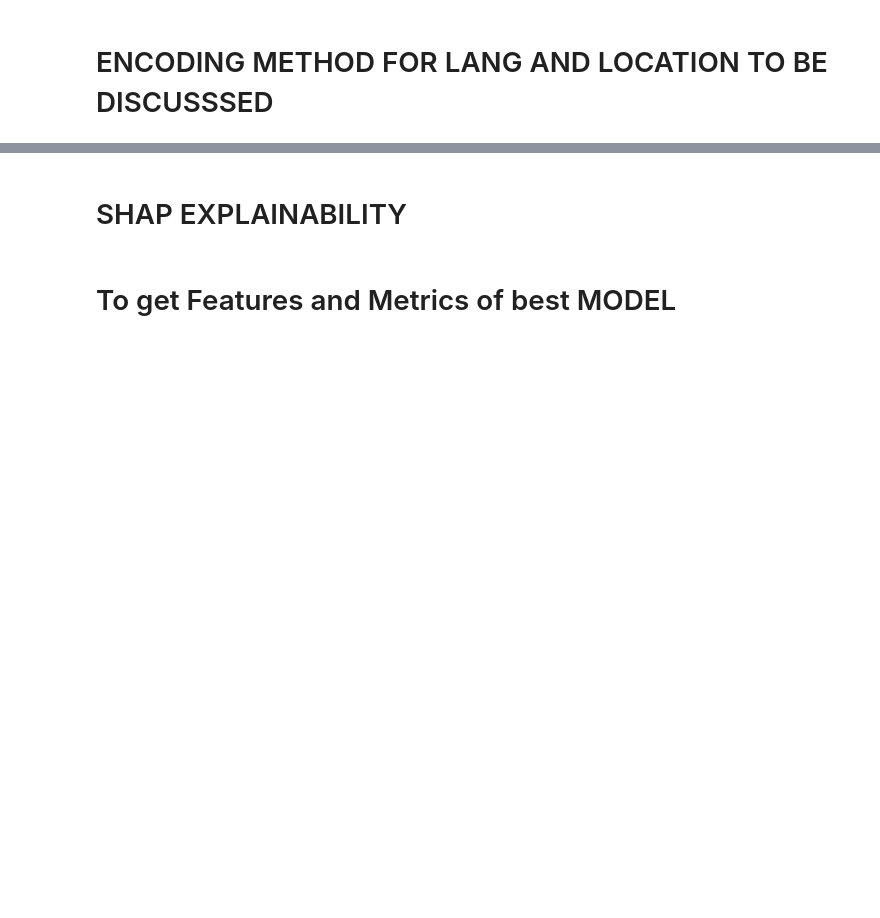
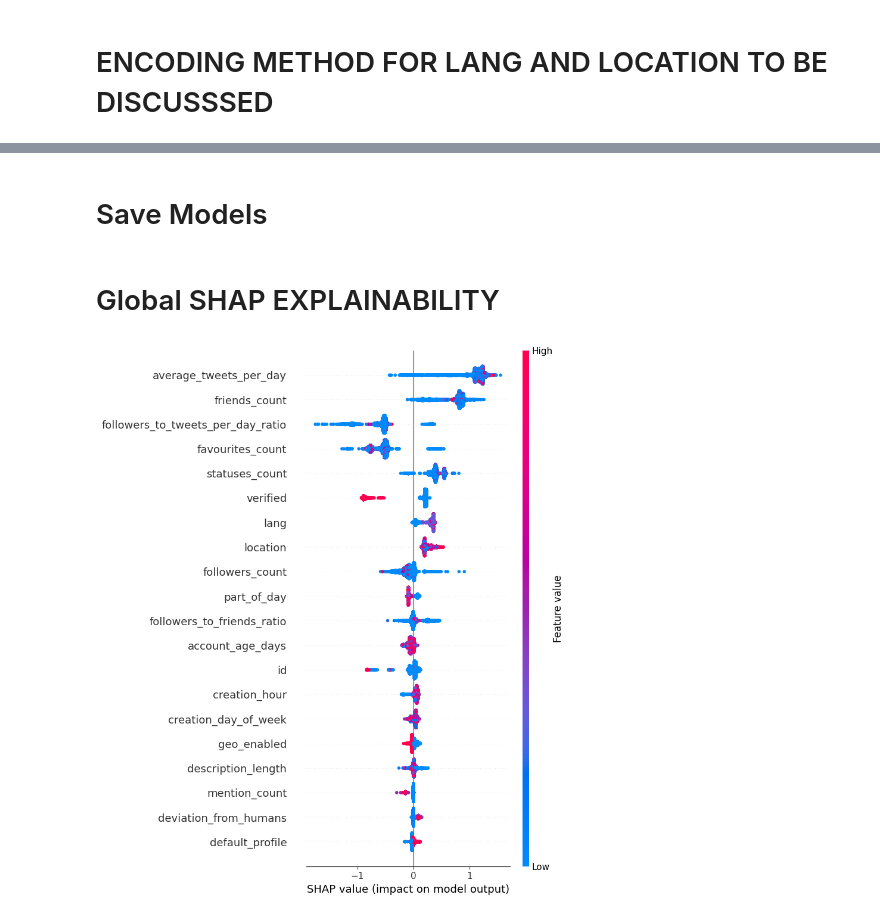
Before and after one commit to wennwei/bt4222, a Jupyter notebook: 4_models.ipynb, the cells around one changed output, grey strips where cells are left out. Cells and saved outputs as stored; diff of their text form; code cells hidden in the pictures; blank space fills up the shorter version.

Commit message:
updated models

```diff
--- a/4_models.ipynb
+++ b/4_models.ipynb
@@ -707,10 +790,19 @@ trainer = UnifiedModelTrainer(random_state=2024)
 
 # Load data
 df = mds
-features = [col for col in df.columns if col not in ['account_type', 'X_fold']]
+features = [col for col in df.columns if col not in ['id', 'account_type', 'X_fold']]
 target = 'account_type'
 
 # Run optimization with extended search space
-model, metrics, params, selected_features = trainer.optimize_model(
+modelrf, metricsrf, paramsrf, selected_featuresrf = trainer.optimize_model(
+    df, features, target, max_evals=10, model_type = 'rf'
+)
+modelxgb, metricsxgb, paramsxgb, selected_featuresxgb = trainer.optimize_model(
     df, features, target, max_evals=10, model_type = 'xgb'
 )
+
+modellgbm, metricslgbm, paramslgbm, selected_featureslgbm = trainer.optimize_model(
+    df, features, target, max_evals=10, model_type = 'lgbm'
+)
+
+log_reg, metrics = trainer.run_logistic_regression(df, features, target)
@@ -716,0 +849,2 @@ model, metrics, params, selected_features = trainer.optimize_model(
+# %% [markdown]
+# Save Models
@@ -717,21 +855,19 @@ model, metrics, params, selected_features = trainer.optimize_model(
 # %% [markdown]
-# SHAP EXPLAINABILITY
+# Global SHAP EXPLAINABILITY
 # %%
-trainer.save_model(model, "output_directory")
-
 import shap
 
 # Load the model from the pickle file
-loaded_model = trainer.load_model('output_directory/best_model.pkl')
+loaded_model = trainer.load_model('output_files/{0}_best_model.pkl'.format('xgb')) # change model type here
 
 # Assuming you have your data prepared
 explainer = shap.Explainer(loaded_model)
 test = df[df['X_fold'] == 'test']
 X_test = test[features]
 y_test = test[target]
 shap_values = explainer(X_test)
 
 # Visualize the SHAP values
 shap.summary_plot(shap_values, X_test)
+# %% [output]
+[figure, added]
-# %% [markdown]
-# To get Features and Metrics of best MODEL
```
Also changed, not shown: parts of 20 cells of this notebook, 6 other files.
